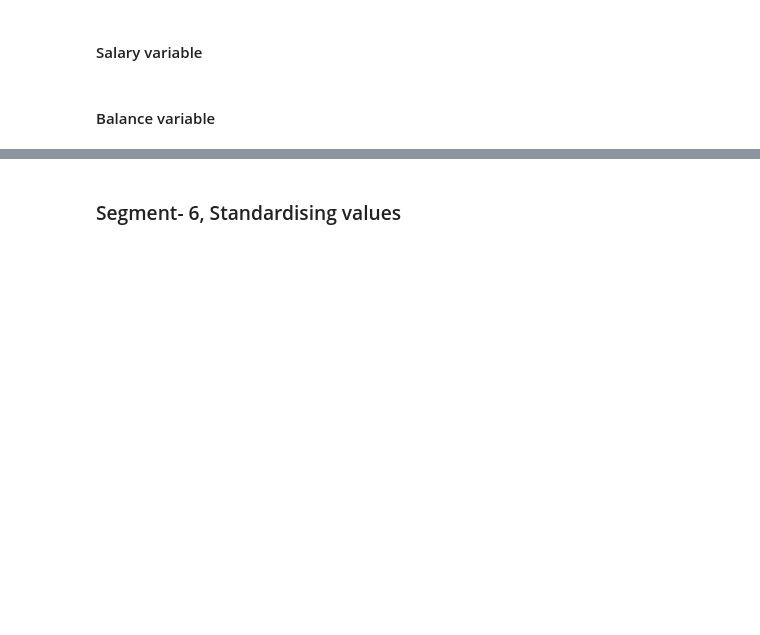
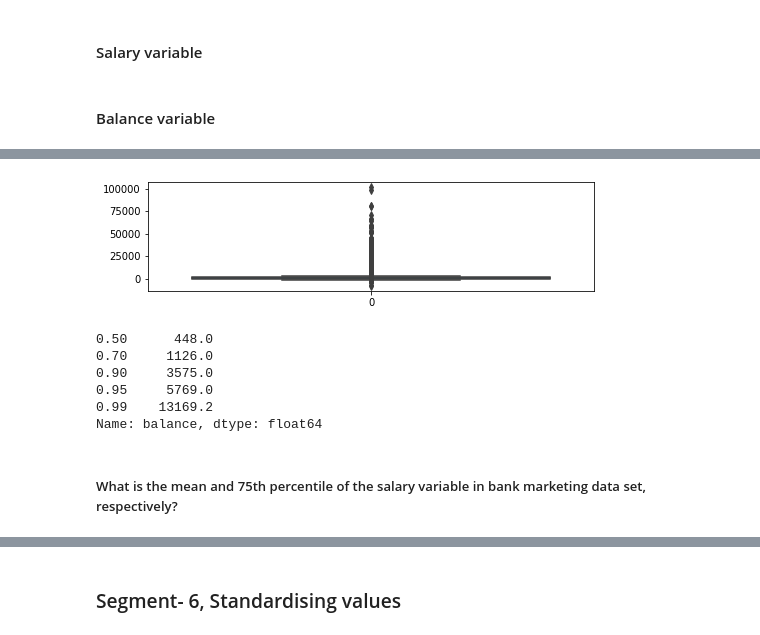
Before and after one commit to ameyabits/EDA, a Jupyter notebook: Banking_Analysis/Banking_Telemarketing_Analysis/Src/Notebooks/Bank Telemarketing/bank.ipynb, the cells around one changed output, grey strips where cells are left out. Cells and saved outputs as stored; diff of their text form; code cells hidden in the pictures; blank space fills up the shorter version.

```diff
--- a/Banking_Analysis/Banking_Telemarketing_Analysis/Src/Notebooks/Bank Telemarketing/bank.ipynb
+++ b/Banking_Analysis/Banking_Telemarketing_Analysis/Src/Notebooks/Bank Telemarketing/bank.ipynb
@@ -334,4 +381,19 @@ Major approaches to the treat outliers:
 # %%
 #plot the boxplot of balance variable after scaling in 8:2.
+plt.figure(figsize=(8,2))
+sns.boxplot(data=bankdfcopy.balance)
+plt.show()
+# %% [output]
+[figure, added]
 # %%
 #print the quantile (0.5, 0.7, 0.9, 0.95 and 0.99) of balance variable
+bankdfcopy.balance.quantile([0.5, 0.7, 0.9, 0.95,0.99])
+# %% [output]
+0.50      448.0
+0.70     1126.0
+0.90     3575.0
+0.95     5769.0
+0.99    13169.2
+Name: balance, dtype: float64
+# %% [markdown]
+##### What is the mean and 75th percentile of the salary variable in bank marketing data set, respectively?
```
Also changed, not shown: parts of 14 cells of this notebook.
